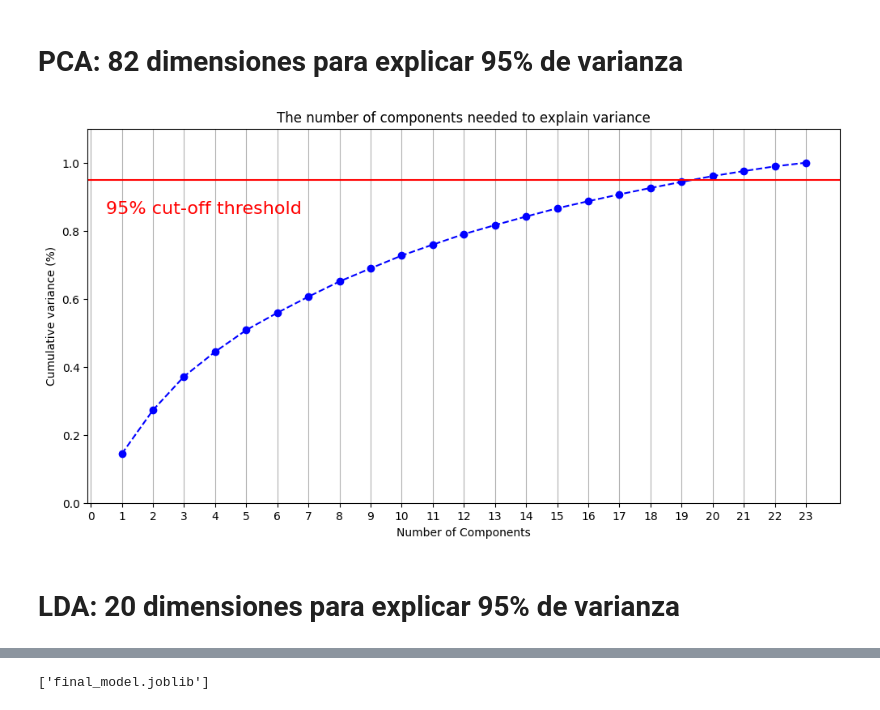
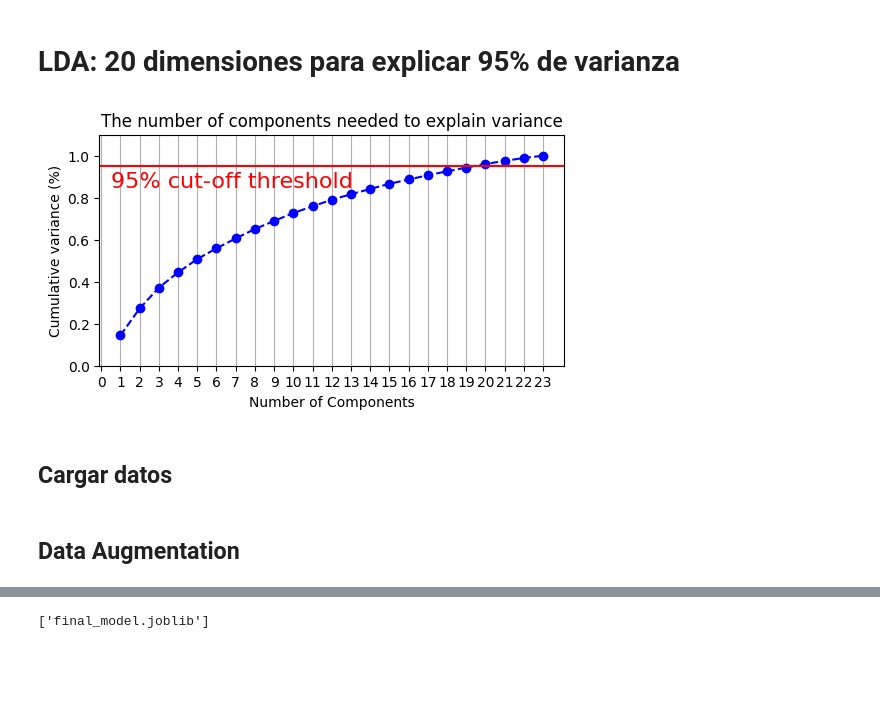
Before and after one commit to Mauricio-Bernuy/P2-IA, a Jupyter notebook: P2IA_tests.ipynb, the cells around one changed output, grey strips where cells are left out. Saved outputs shown, nothing was run; the diff lists cells and outputs as text; code cells hidden in the pictures; blank space fills up the shorter version.

```diff
--- a/P2IA_tests.ipynb
+++ b/P2IA_tests.ipynb
@@ -78,38 +77,37 @@ plt.show()
-# %% [markdown]
-# PCA: 82 dimensiones para explicar 95% de varianza
-# %%
-from sklearn.discriminant_analysis import LinearDiscriminantAnalysis as LDA
-
-lda = LDA(n_components=23).fit(x,y.ravel())
-# X_test = lda.transform(X_test)
-
-
-#% matplotlib inline
-import matplotlib.pyplot as plt
-plt.rcParams["figure.figsize"] = (12,6)
-
-fig, ax = plt.subplots()
-xi = np.arange(1, 24, step=1)
-yi = np.cumsum(lda.explained_variance_ratio_)
-
-plt.ylim(0.0,1.1)
-plt.plot(xi, yi, marker='o', linestyle='--', color='b')
-
-plt.xlabel('Number of Components')
-plt.xticks(np.arange(0, 24, step=1)) #change from 0-based array index to 1-based human-readable label
-plt.ylabel('Cumulative variance (%)')
-plt.title('The number of components needed to explain variance')
-
-plt.axhline(y=0.95, color='r', linestyle='-')
-
-ax.grid(axis='x')
-plt.text(0.5, 0.85, '95% cut-off threshold', color = 'red', fontsize=16)
-# plt.xlim(75, 85)
-plt.show()
-# %% [output]
-[figure, removed]
 # %% [markdown]
 # LDA: 20 dimensiones para explicar 95% de varianza
+# %%
+from sklearn.discriminant_analysis import LinearDiscriminantAnalysis as LDA
+
+lda = LDA(n_components=23).fit(x,y.ravel())
+
+
+import matplotlib.pyplot as plt
+plt.rcParams["figure.figsize"] = (6,3)
+# plt.rcParams["figure.figsize"] = (12,6)
+
+fig, ax = plt.subplots()
+xi = np.arange(1, 24, step=1)
+yi = np.cumsum(lda.explained_variance_ratio_)
+
+plt.ylim(0.0,1.1)
+plt.plot(xi, yi, marker='o', linestyle='--', color='b')
+
+plt.xlabel('Number of Components')
+plt.xticks(np.arange(0, 24, step=1)) #change from 0-based array index to 1-based human-readable label
+plt.ylabel('Cumulative variance (%)')
+plt.title('The number of components needed to explain variance')
+
+plt.axhline(y=0.95, color='r', linestyle='-')
+
+ax.grid(axis='x')
+plt.text(0.5, 0.85, '95% cut-off threshold', color = 'red', fontsize=16)
+# plt.xlim(75, 85)
+plt.show()
+# %% [output]
+[figure, added]
+# %% [markdown]
+## Cargar datos
 # %%
 sign_df = pd.read_csv("dataset/sign_mnist_full.csv")
 
@@ -127,0 +131,2 @@ sign_Y_test = sign_df_test.loc[:,["label"]].values
+# %% [markdown]
+## Data Augmentation
```
Also changed, not shown: parts of 21 cells of this notebook, 3 other files.
